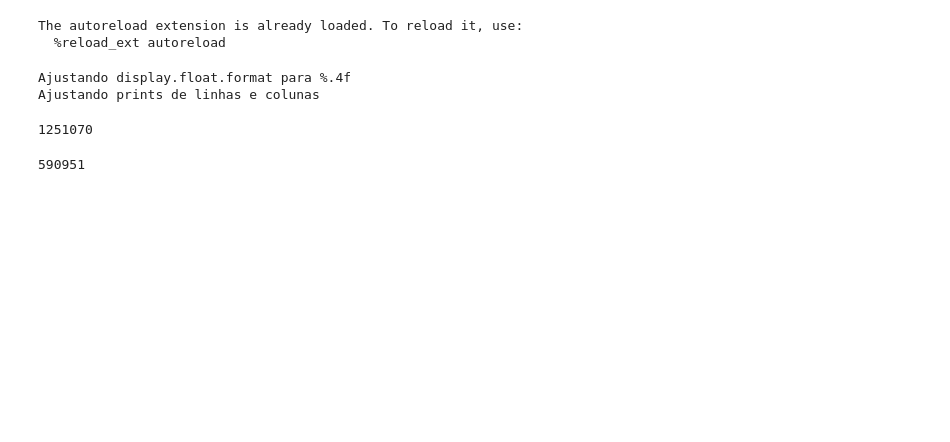
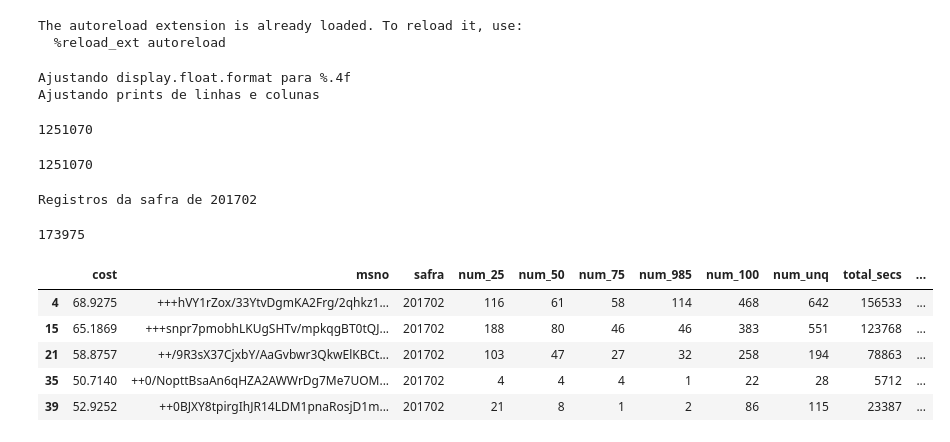
Before and after one commit to CaioAFA/2025-case-data-master-caio-arrabal, a Jupyter notebook: notebooks/07-Churn-Retention-Action-Impact.ipynb, the cells around one changed output. Cells and saved outputs as stored; diff of their text form; code cells hidden in the pictures; blank space fills up the shorter version.

```diff
--- a/notebooks/07-Churn-Retention-Action-Impact.ipynb
+++ b/notebooks/07-Churn-Retention-Action-Impact.ipynb
@@ -48,7 +52,26 @@ len(df)
 1251070
 # %%
 # Get only data to predict
-df = df[df['no_churn_information'] == True]
+# df = df[df['no_churn_information'] == True]
 len(df)
 # %% [output]
-590951
+1251070
+# %%
+# Get only users from the last month
+max_safra = df['safra'].max() - 0
+print(f'Registros da safra de {max_safra}')
+
+df = df[df['safra'] == max_safra]
+len(df)
+# %% [output]
+Registros da safra de 201702
+173975
+# %%
+df.head()
+# %% [output]
+|  | cost | msno | safra | num_25 | num_50 | num_75 | num_985 | num_100 | num_unq | total_secs | ... |
+| 4 | 68.9275 | +++hVY1rZox/33YtvDgmKA2Frg/2qhkz1... | 201702 | 116 | 61 | 58 | 114 | 468 | 642 | 156533 | ... |
+| 15 | 65.1869 | +++snpr7pmobhLKUgSHTv/mpkqgBT0tQJ... | 201702 | 188 | 80 | 46 | 46 | 383 | 551 | 123768 | ... |
+| 21 | 58.8757 | ++/9R3sX37CjxbY/AaGvbwr3QkwElKBCt... | 201702 | 103 | 47 | 27 | 32 | 258 | 194 | 78863 | ... |
+| 35 | 50.7140 | ++0/NopttBsaAn6qHZA2AWWrDg7Me7UOM... | 201702 | 4 | 4 | 4 | 1 | 22 | 28 | 5712 | ... |
+| 39 | 52.9252 | ++0BJXY8tpirgIhJR14LDM1pnaRosjD1m... | 201702 | 21 | 8 | 1 | 2 | 86 | 115 | 23387 | ... |
```
Also changed, not shown: parts of 10 cells of this notebook, 6 other files.
